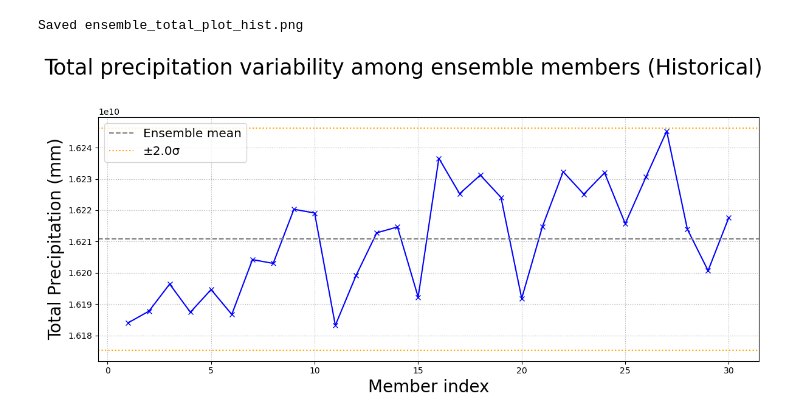
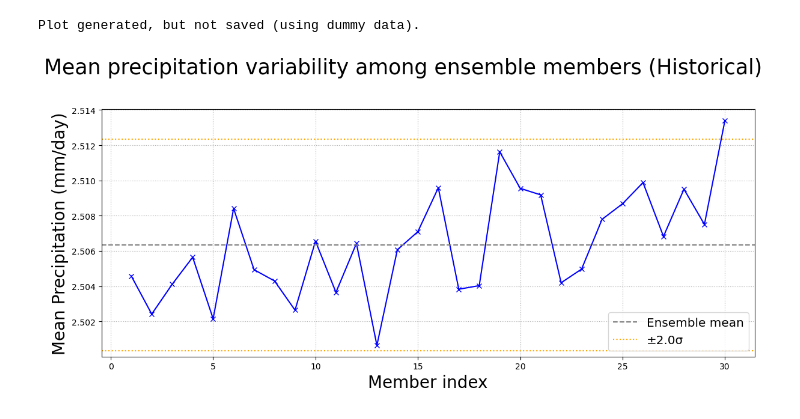
Before and after one commit to soelemaafnan/basic_QA_SPEARMED_precip, a Jupyter notebook: notebooks/barplot_total.ipynb, the cells around one changed output. Saved outputs shown, nothing was run; the diff lists cells and outputs as text; code cells hidden in the pictures.

```diff
--- a/notebooks/barplot_total.ipynb
+++ b/notebooks/barplot_total.ipynb
@@ -8,7 +8,7 @@ import os
 # --- 1. Load Your Data ---
 # This script assumes 'ensemble_member_total_stats.csv' exists
 # in the same directory (generated by the previous Dask script).
-csv_filename = 'ensemble_member_total_stats_hist.csv'
+csv_filename = '/nbhome/Soelem.Bhuiyan/basic_QA_SPEARMED_precip/outputs/tables/ensemble_member_stats_fut.csv'
 
 try:
     df = pd.read_csv(csv_filename)
@@ -18,7 +18,7 @@ except FileNotFoundError:
     # Create a dummy dataframe to allow script to run without error for syntax checking
     df = pd.DataFrame({
         'member': ['pp_ens_01', 'pp_ens_02'],
-        'total_precip_mm': [5000.0, 5200.0],
+        'mean_precip_mm_day': [5000.0, 5200.0],
         'std_dev_mm': [100.0, 120.0]
     })
 
@@ -34,8 +34,8 @@ else:
 
 # Calculate the key ensemble statistics for TOTAL precipitation
 # Note: We use 'total_precip_mm' which comes from the Dask script
-ensemble_mean_total = df['total_precip_mm'].mean()
-ensemble_std_of_totals = df['total_precip_mm'].std() # Variability between members
+ensemble_mean_total = df['mean_precip_mm_day'].mean()
+ensemble_std_of_totals = df['mean_precip_mm_day'].std() # Variability between members
 
 # --- 3. Plot: Ensemble Total per Member ---
 
@@ -44,42 +44,42 @@ HEALTH_THRESHOLD_Z = 2.0
 
 # Create the figure and *one* subplot
 fig, ax1 = plt.subplots(1, 1, figsize=(12, 6))
-fig.suptitle('Total precipitation variability among ensemble members (Historical)', fontsize=25)
+fig.suptitle('Mean precipitation variability among ensemble members (Historical)', fontsize=25)
 
 ## --- Main Plot: Total per Member ---
 ax1.set_xlabel('Member index', fontsize=20)
-ax1.set_ylabel('Total Precipitation (mm)', fontsize=20)
+ax1.set_ylabel('Mean Precipitation (mm/day)', fontsize=20)
 
 # Plot ALL members using the 'normal' style ('x-' in blue)
-ax1.plot(df['member_index'], df['total_precip_mm'], 'x-', color='blue', label='_nolegend_')
+ax1.plot(df['member_index'], df['mean_precip_mm_day'], 'x-', color='blue', label='_nolegend_')
 
 
 # Plot ensemble mean line (Mean of the totals)
 ax1.axhline(ensemble_mean_total, color='grey', linestyle='--', label='Ensemble mean')
 
 # Plot threshold lines based on the standard deviation of the totals
 threshold_line_color = 'orange'
 ax1.axhline(ensemble_mean_total + HEALTH_THRESHOLD_Z * ensemble_std_of_totals,
             color=threshold_line_color, linestyle=':',
             label=f'±{HEALTH_THRESHOLD_Z}σ')
 ax1.axhline(ensemble_mean_total - HEALTH_THRESHOLD_Z * ensemble_std_of_totals,
             color=threshold_line_color, linestyle=':',
             label='_nolegend_')
 
 ax1.legend(fontsize='x-large')
 ax1.grid(True, linestyle=':')
 
 plt.tight_layout(rect=[0, 0.03, 1, 0.95]) # Adjust for main title
 
 # Only save if we loaded the real file
 if 'member' in df.columns and 'total_precip_mm' in df.columns:
-    output_file = "ensemble_total_plot_hist.png"
+    output_file = "ensemble_mean_plot_fut.png"
     plt.savefig(output_file)
     print(f"Saved {output_file}")
 else:
     print("Plot generated, but not saved (using dummy data).")
 
 # plt.show() # Use plt.show() to display interactively
 # %% [output]
-Saved ensemble_total_plot_hist.png
+Plot generated, but not saved (using dummy data).
-[figure, old version]
+[figure, new version]
```
Also changed, not shown: 28 other files.
